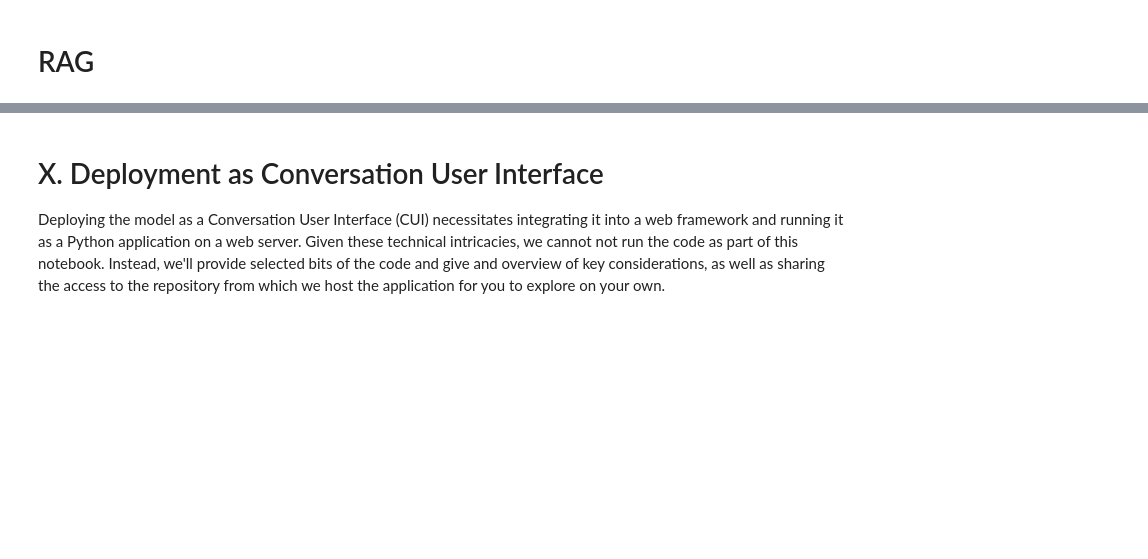
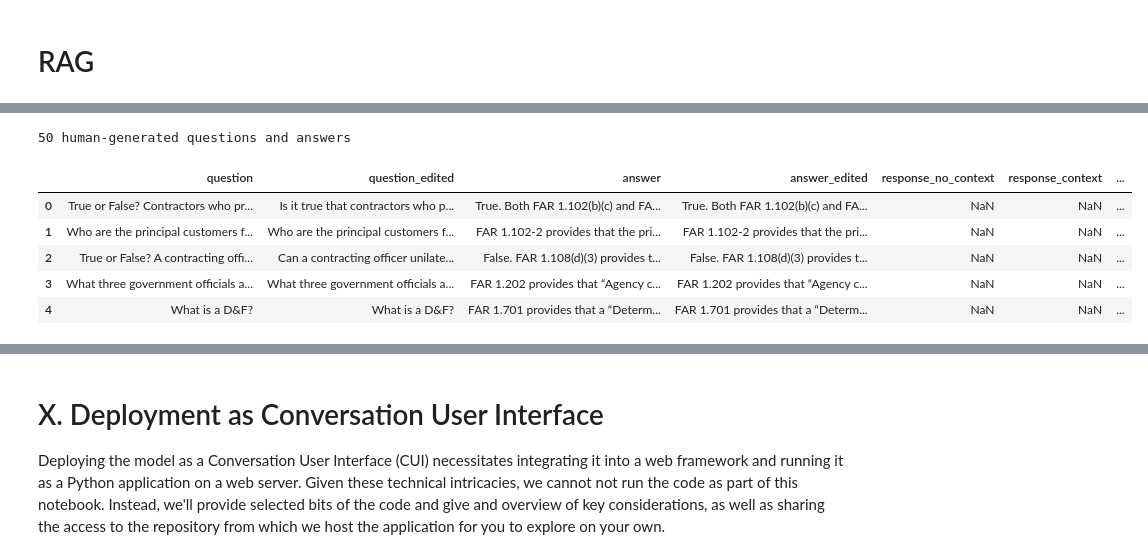
Before and after one commit to kaifoerster/dl-tutorial, a Jupyter notebook: Tutorial_RAG-C.ipynb, the cells around one changed output, grey strips where cells are left out. Cells and saved outputs as stored; diff of their text form; code cells hidden in the pictures; blank space fills up the shorter version.

```diff
--- a/Tutorial_RAG-C.ipynb
+++ b/Tutorial_RAG-C.ipynb
@@ -411,0 +637,13 @@ Replace the heading with the appropriate title for each subtask.
+# %%
+# load spreadsheet
+df = pd.read_excel('data/xlsx/RAG_evaluation_input.xlsx')
+print(f"{df.shape[0]} human-generated questions and answers")
+df.head(5)
+# %% [output]
+50 human-generated questions and answers
+|  | question | question_edited | answer | answer_edited | response_no_context | response_context | ... |
+| 0 | True or False? Contractors who pr... | Is it true that contractors who p... | True. Both FAR 1.102(b)(c) and FA... | True. Both FAR 1.102(b)(c) and FA... | NaN | NaN | ... |
+| 1 | Who are the principal customers f... | Who are the principal customers f... | FAR 1.102-2 provides that the pri... | FAR 1.102-2 provides that the pri... | NaN | NaN | ... |
+| 2 | True or False? A contracting offi... | Can a contracting officer unilate... | False. FAR 1.108(d)(3) provides t... | False. FAR 1.108(d)(3) provides t... | NaN | NaN | ... |
+| 3 | What three government officials a... | What three government officials a... | FAR 1.202 provides that “Agency c... | FAR 1.202 provides that “Agency c... | NaN | NaN | ... |
+| 4 | What is a D&F? | What is a D&F? | FAR 1.701 provides that a “Determ... | FAR 1.701 provides that a “Determ... | NaN | NaN | ... |
```
Also changed, not shown: parts of 52 cells of this notebook, 14 other files.
